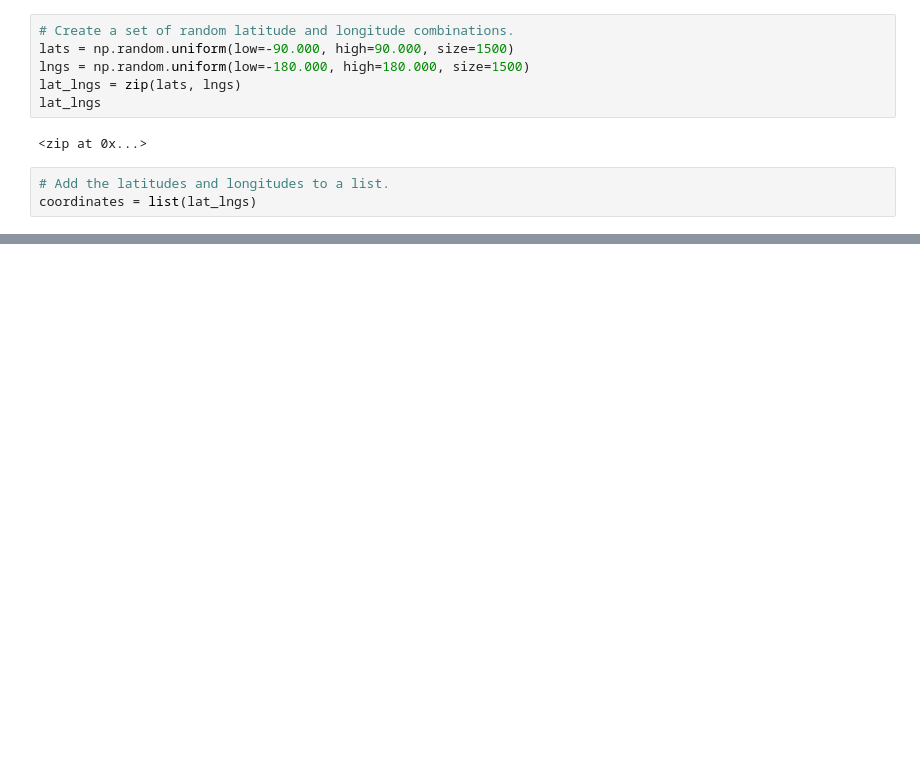
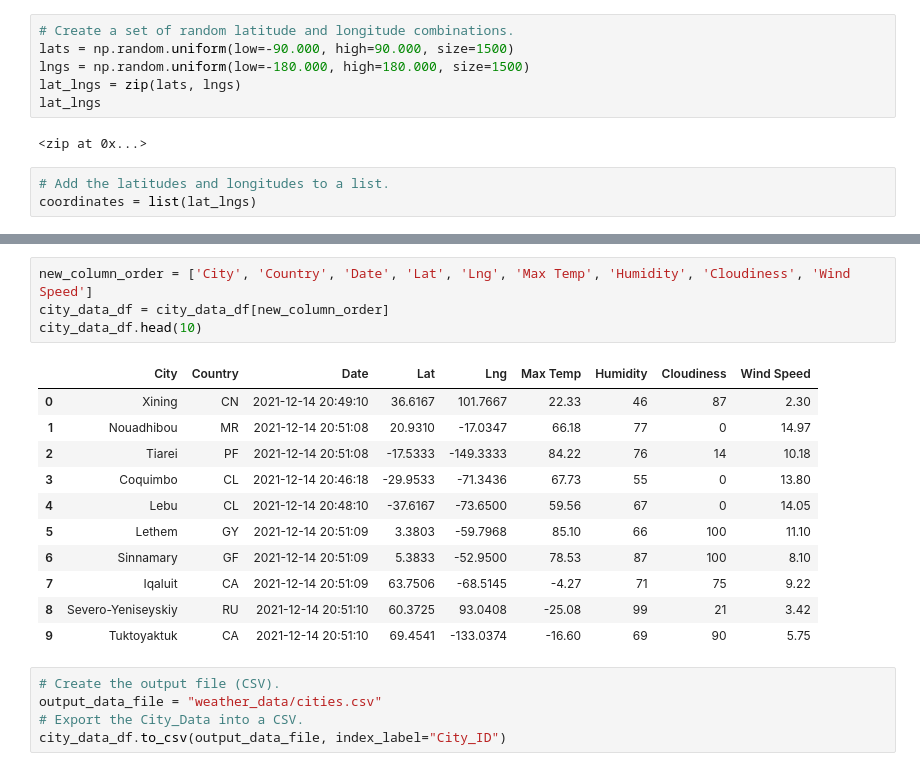
Before and after one commit to LucienIV/World_Weather_Analysis, a Jupyter notebook: WeatherPy.ipynb, the cells around one changed output, grey strips where cells are left out. Drawn from its saved outputs; the diff is of its cells as text; blank space fills up the shorter version.

```diff
--- a/WeatherPy.ipynb
+++ b/WeatherPy.ipynb
@@ -33,0 +143,21 @@ len(cities)
+# %%
+new_column_order = ['City', 'Country', 'Date', 'Lat', 'Lng', 'Max Temp', 'Humidity', 'Cloudiness', 'Wind Speed']
+city_data_df = city_data_df[new_column_order]
+city_data_df.head(10)
+# %% [output]
+|  | City | Country | Date | Lat | Lng | Max Temp | Humidity | Cloudiness | Wind Speed |
+| 0 | Xining | CN | 2021-12-14 20:49:10 | 36.6167 | 101.7667 | 22.33 | 46 | 87 | 2.30 |
+| 1 | Nouadhibou | MR | 2021-12-14 20:51:08 | 20.9310 | -17.0347 | 66.18 | 77 | 0 | 14.97 |
+| 2 | Tiarei | PF | 2021-12-14 20:51:08 | -17.5333 | -149.3333 | 84.22 | 76 | 14 | 10.18 |
+| 3 | Coquimbo | CL | 2021-12-14 20:46:18 | -29.9533 | -71.3436 | 67.73 | 55 | 0 | 13.80 |
+| 4 | Lebu | CL | 2021-12-14 20:48:10 | -37.6167 | -73.6500 | 59.56 | 67 | 0 | 14.05 |
+| 5 | Lethem | GY | 2021-12-14 20:51:09 | 3.3803 | -59.7968 | 85.10 | 66 | 100 | 11.10 |
+| 6 | Sinnamary | GF | 2021-12-14 20:51:09 | 5.3833 | -52.9500 | 78.53 | 87 | 100 | 8.10 |
+| 7 | Iqaluit | CA | 2021-12-14 20:51:09 | 63.7506 | -68.5145 | -4.27 | 71 | 75 | 9.22 |
+| 8 | Severo-Yeniseyskiy | RU | 2021-12-14 20:51:10 | 60.3725 | 93.0408 | -25.08 | 99 | 21 | 3.42 |
+| 9 | Tuktoyaktuk | CA | 2021-12-14 20:51:10 | 69.4541 | -133.0374 | -16.60 | 69 | 90 | 5.75 |
+# %%
+# Create the output file (CSV).
+output_data_file = "weather_data/cities.csv"
+# Export the City_Data into a CSV.
+city_data_df.to_csv(output_data_file, index_label="City_ID")
```
Also changed, not shown: parts of 8 cells of this notebook, 2 other files.
